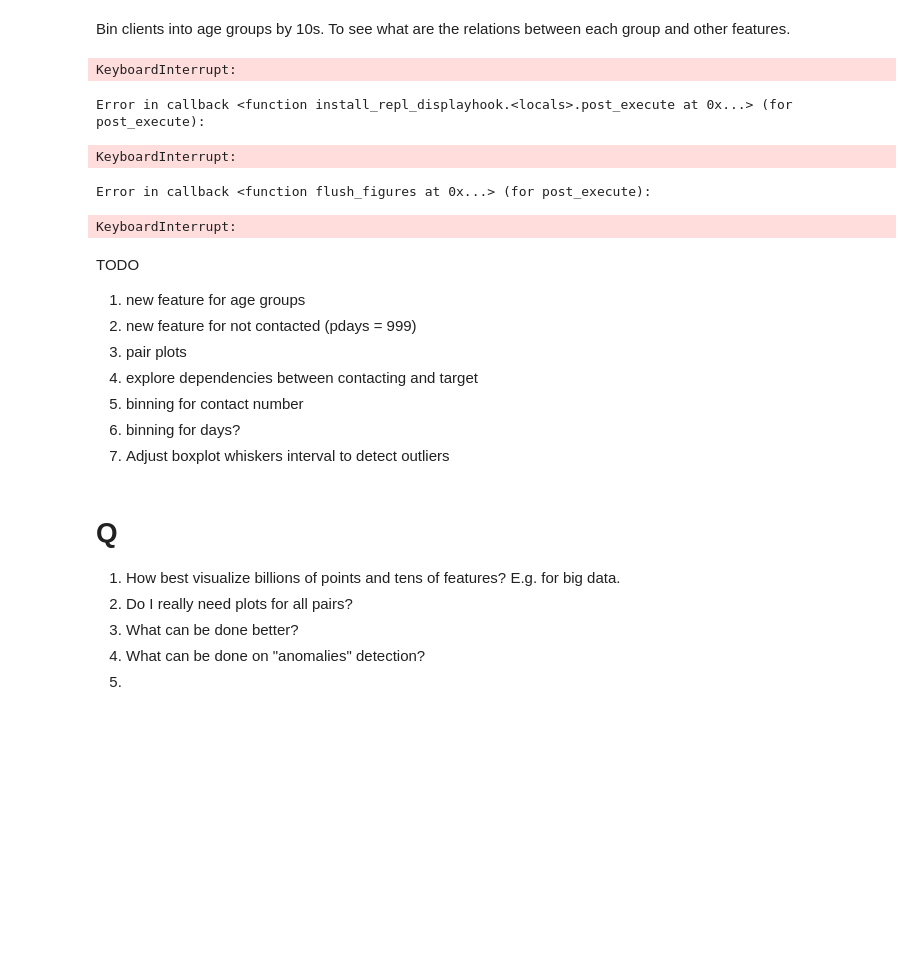
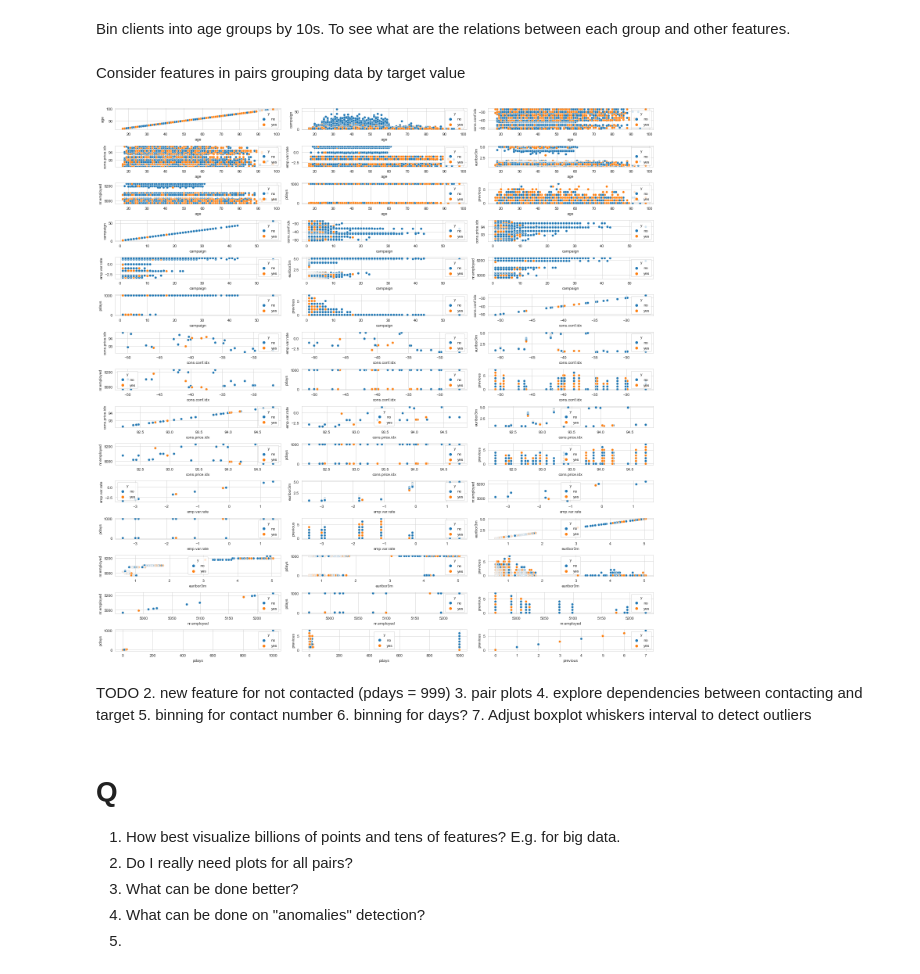
Before and after one commit to sivikt/dstrials, a Jupyter notebook: DSMP#1/2_eda/homework.ipynb, the cells around one changed output. Saved outputs shown, nothing was run; the diff lists cells and outputs as text; code cells hidden in the pictures; blank space fills up the shorter version.

```diff
--- a/DSMP#1/2_eda/homework.ipynb
+++ b/DSMP#1/2_eda/homework.ipynb
@@ -344,30 +321,20 @@ data['age_50s'] = (data['age'] >= 50) & (data['age'] < 60)
 data['age_60s'] = (data['age'] >= 60) & (data['age'] < 70)
 data['age_70s'] = (data['age'] >= 70) & (data['age'] < 80)
 data['age_above80s'] = data['age'] >= 80
-# %%
-# Super slow!!
-# How to make it bigger?
-# ToDo move into plotting.py
-g = sns.PairGrid(
-    data,
-    vars=diff_lists(numeric_features, not_to_consider),
-    hue=target_feature[0],
-    height=6
-)
-
-g.map_diag(sns.histplot)
-g.map_upper(sns.scatterplot)
-#g.map_lower(sns.kdeplot)
-g.add_legend()
-# %% [output]
-KeyboardInterrupt:
-Error in callback <function install_repl_displayhook.<locals>.post_execute at 0x...> (for post_execute):
-KeyboardInterrupt:
-Error in callback <function flush_figures at 0x...> (for post_execute):
-KeyboardInterrupt:
+# %% [markdown]
+Consider features in pairs grouping data by target value
+# %%
+myplts.scatter_plots(
+    data,
+    diff_lists(numeric_features, not_to_consider),
+    group_sz=3,
+    scatter_plot_kws=dict(hue=target_feature[0]),
+    subplots_kws=dict(figsize=(20,20))
+)
+# %% [output]
+[figure, added]
 # %% [markdown]
 TODO
-1. new feature for age groups
 2. new feature for not contacted (pdays = 999)
 3. pair plots
 4. explore dependencies between contacting and target
```
Also changed, not shown: parts of 10 cells of this notebook, 1 other file.
